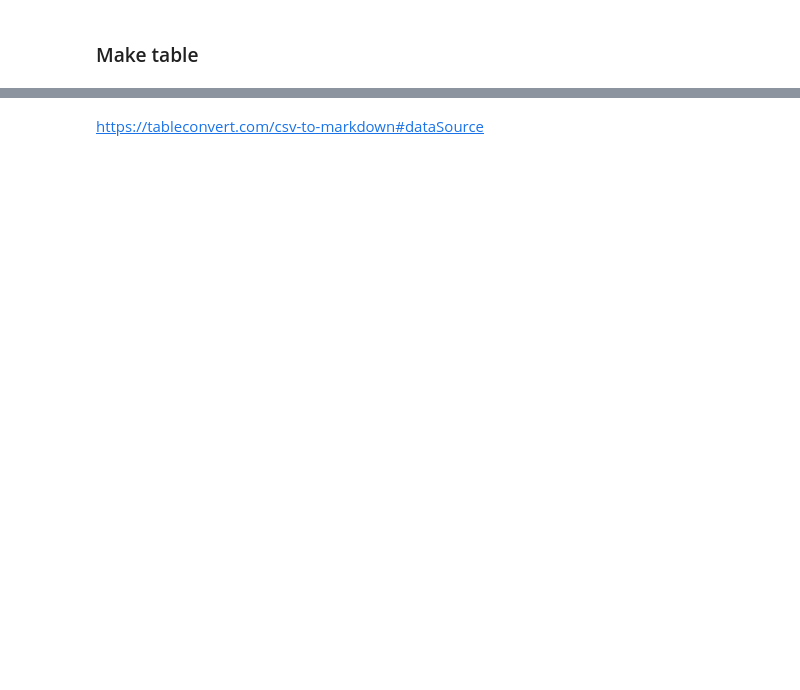
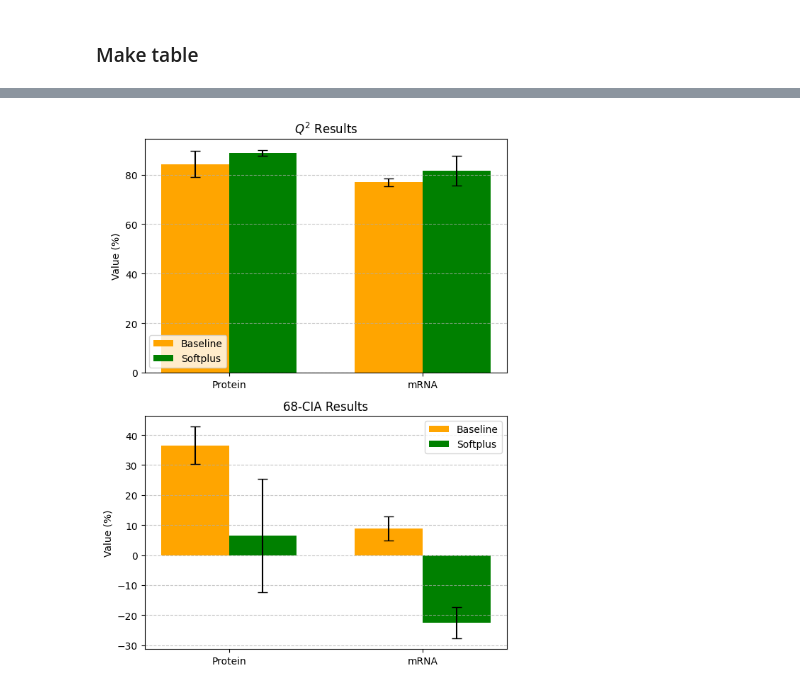
Before and after one commit to XTM233/alfi, a Jupyter notebook: process_results.ipynb, the cells around one changed output, grey strips where cells are left out. Drawn from its saved outputs; the diff is of its cells as text; code cells hidden in the pictures; blank space fills up the shorter version.

```diff
--- a/process_results.ipynb
+++ b/process_results.ipynb
@@ -320,2 +899,71 @@ stacked_df.to_csv("pre_process_table.csv", index=False)
-# %% [markdown]
-https://tableconvert.com/csv-to-markdown#dataSource
+# %%
+import pandas as pd
+import matplotlib.pyplot as plt
+import numpy as np
+
+# Data from the user's provided table
+data = {
+    'Model': ['Baseline', 'Softplus'],
+    'protein Q^2': [84.3, 88.8],
+    'protein Q^2 error': [5.3, 1.1],
+    'mRNA Q^2': [76.9, 81.6],
+    'mRNA Q^2 error': [1.5, 6.1],
+    'protein 68-CIA': [36.6, 6.6],
+    'protein 68-CIA error': [6.3, 18.9],
+    'mRNA 68-CIA': [8.8, -22.6],
+    'mRNA 68-CIA error': [4.0, 5.2]
+}
+
+# Create a DataFrame
+df = pd.DataFrame(data)
+
+# Create two subplots
+fig, axes = plt.subplots(nrows=2, ncols=1, figsize=(6, 8))
+
+# --- Plot for Q^2 ---
+# Data for Q^2 subplot
+q2_baseline = df.loc[df['Model'] == 'Baseline', ['protein Q^2', 'mRNA Q^2']].values.flatten()
+q2_softplus = df.loc[df['Model'] == 'Softplus', ['protein Q^2', 'mRNA Q^2']].values.flatten()
+q2_baseline_err = df.loc[df['Model'] == 'Baseline', ['protein Q^2 error', 'mRNA Q^2 error']].values.flatten()
+q2_softplus_err = df.loc[df['Model'] == 'Softplus', ['protein Q^2 error', 'mRNA Q^2 error']].values.flatten()
+
+# Set up positions for the bars
+x = np.arange(len(q2_baseline))
+width = 0.35
+
+# Plot bars for Baseline and Softplus models
+axes[0].bar(x - width/2, q2_baseline, width, yerr=q2_baseline_err, label='Baseline', capsize=5, color='orange')
+axes[0].bar(x + width/2, q2_softplus, width, yerr=q2_softplus_err, label='Softplus', capsize=5, color='green')
+
+# Set labels, title, and legend
+axes[0].set_ylabel('Value (%)')
+axes[0].set_title('$Q^2$ Results')
+axes[0].set_xticks(x)
+axes[0].set_xticklabels(['Protein', 'mRNA'])
+axes[0].legend()
+axes[0].grid(axis='y', linestyle='--', alpha=0.7)
+
+# --- Plot for 68-CIA ---
+# Data for 68-CIA subplot
+cia_baseline = df.loc[df['Model'] == 'Baseline', ['protein 68-CIA', 'mRNA 68-CIA']].values.flatten()
+cia_softplus = df.loc[df['Model'] == 'Softplus', ['protein 68-CIA', 'mRNA 68-CIA']].values.flatten()
+cia_baseline_err = df.loc[df['Model'] == 'Baseline', ['protein 68-CIA error', 'mRNA 68-CIA error']].values.flatten()
+cia_softplus_err = df.loc[df['Model'] == 'Softplus', ['protein 68-CIA error', 'mRNA 68-CIA error']].values.flatten()
+
+# Plot bars for Baseline and Softplus models
+axes[1].bar(x - width/2, cia_baseline, width, yerr=cia_baseline_err, label='Baseline', capsize=5, color='orange')
+axes[1].bar(x + width/2, cia_softplus, width, yerr=cia_softplus_err, label='Softplus', capsize=5, color='green')
+
+# Set labels, title, and legend
+axes[1].set_ylabel('Value (%)')
+axes[1].set_title('68-CIA Results')
+axes[1].set_xticks(x)
+axes[1].set_xticklabels(['Protein', 'mRNA'])
+axes[1].legend()
+axes[1].grid(axis='y', linestyle='--', alpha=0.7)
+
+# Adjust layout and save the figure
+plt.tight_layout()
+plt.savefig('model_comparison_bar_charts.png')
+# %% [output]
+[figure, added]
```
Also changed, not shown: parts of 32 cells of this notebook, 13 other files.
